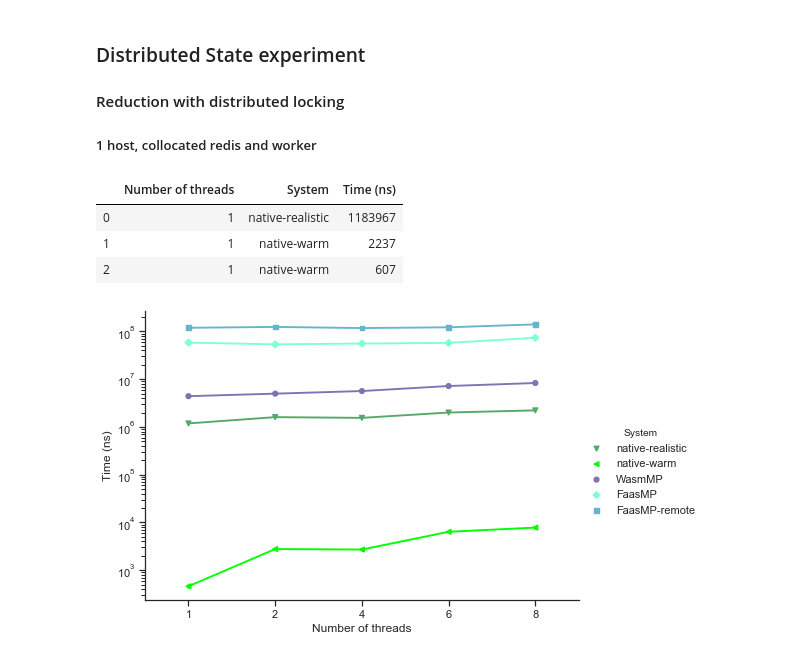
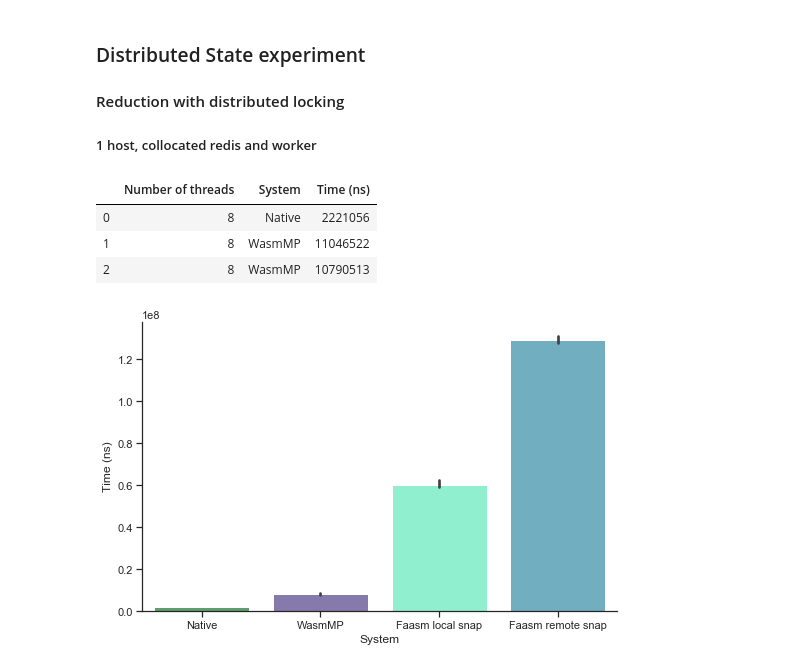
Before and after one commit to mfournial/faasm-benchmarks, a Jupyter notebook: graphs.ipynb, the cells around one changed output. Saved outputs shown, nothing was run; the diff lists cells and outputs as text; code cells hidden in the pictures.

Commit message:
Make overhead graph clearer

```diff
--- a/graphs.ipynb
+++ b/graphs.ipynb
@@ -200,22 +200,19 @@ ax1 = sns.relplot(x=nt, y=ht, hue=st, kind="line", data=lin_d2)
 ##### 1 host, collocated redis and worker
 # %%
 tt1 = "Time (ns)"
-d3 = pd.read_csv("distributed/10TManyReduce.csv", header=0, names=[nt, st, tt1])
+d3 = pd.read_csv("distributed/overhead.csv", header=0, names=[nt, st, tt1])
 d3.head(3)
 # %% [output]
 |  | Number of threads | System | Time (ns) |
-| 0 | 1 | native-realistic | 1183967 |
-| 1 | 1 | native-warm | 2237 |
-| 2 | 1 | native-warm | 607 |
+| 0 | 8 | Native | 2221056 |
+| 1 | 8 | WasmMP | 11046522 |
+| 2 | 8 | WasmMP | 10790513 |
 # %%
-g = sns.catplot(x=nt, y=tt1, hue=st,
-                sharey=False,
-                palette={"native-realistic": "g", "native-warm": "lime", "WasmMP": "m", "FaasMP": "aquamarine", "FaasMP-remote": "c"},
-                markers=["v", "<", "o", "D", "s"],
-                aspect=1.4,
-                scale=0.7,
-                kind="point",
-                data=d3[d3[nt] <= 8])
-g.ax.set_yscale("log")
+g = sns.catplot(x=st, y=tt1,
+                palette={"Native": "g", "WasmMP": "m", "Faasm local snap": "aquamarine", "Faasm remote snap": "c"},
+                aspect=1.5,
+                estimator=np.median,
+                kind="bar",
+                data=d3)
 # %% [output]
-[figure, old version]
+[figure, new version]
```
Also changed, not shown: 1 other file.
